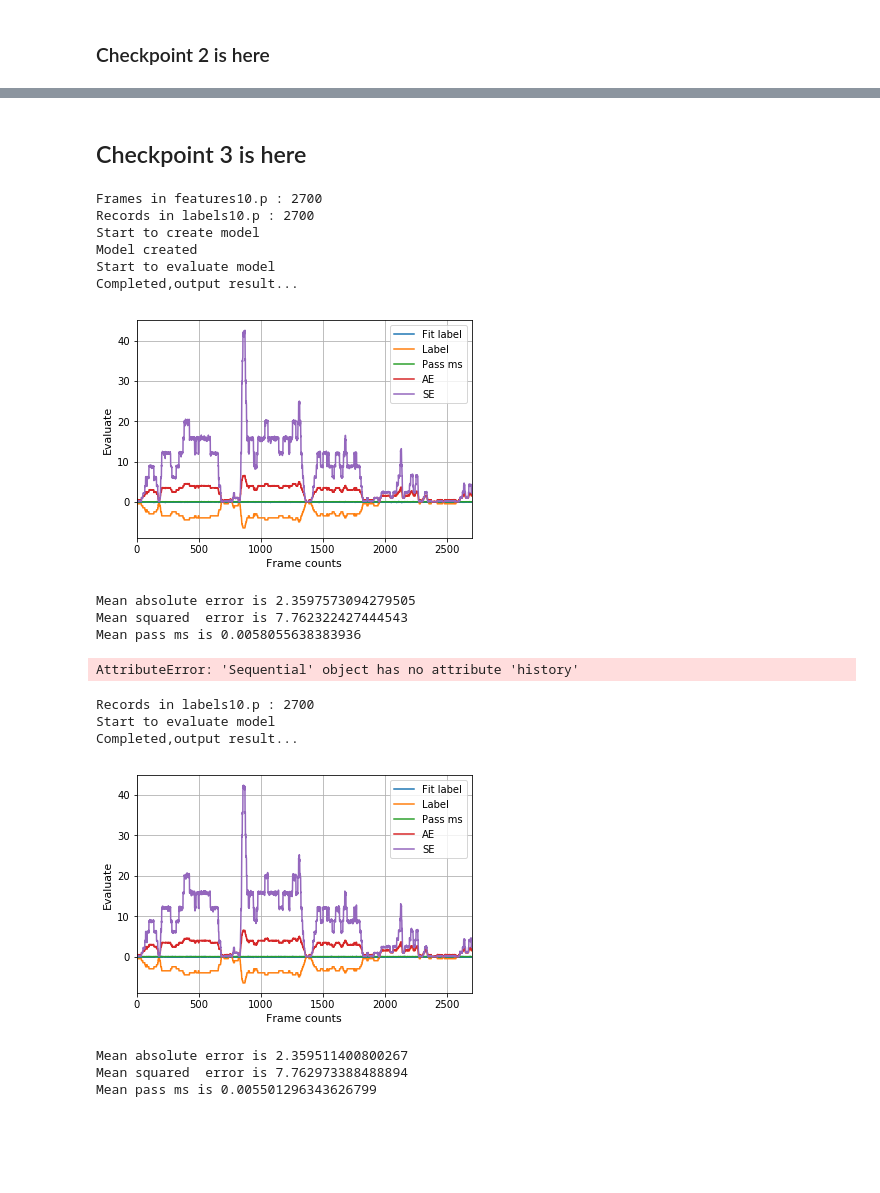
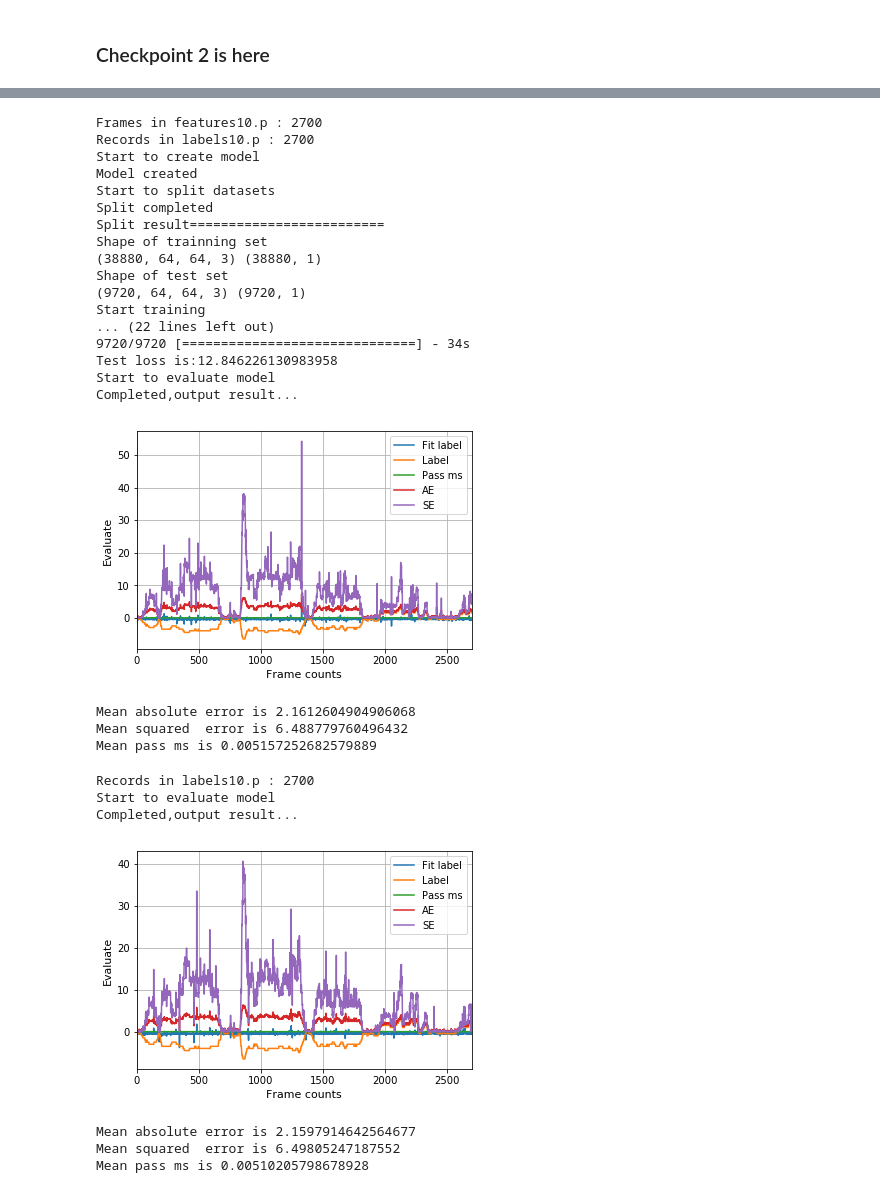
Before and after one commit to gdefenser/MyUdacity, a Jupyter notebook: CourseProjects/MLA_P7_DeepTesla/code.ipynb, the cells around one changed output, grey strips where cells are left out. Saved outputs shown, nothing was run; the diff lists cells and outputs as text; code cells hidden in the pictures; blank space fills up the shorter version.

```diff
--- a/CourseProjects/MLA_P7_DeepTesla/code.ipynb
+++ b/CourseProjects/MLA_P7_DeepTesla/code.ipynb
@@ -244,2 +240,0 @@ Test loss is:22.10089612262239
-# %% [markdown]
-## Checkpoint 3 is here
@@ -298,37 +241,44 @@ def get_nvidia_model_2():
 # %%
 import utils
 import cv2
 import params
 import matplotlib.pyplot as plt
 import time
 import processor
 import numpy as np
 import modelcoder
 
 features_file = utils.join_dir(params.pickle_dir,'features10.p')
 labels_file = utils.join_dir(params.pickle_dir,'labels10.p')
 
 features = processor.load_features(features_file,10)
 labels = processor.load_labels(labels_file,10)
 
-model = get_nvidia_model_2()
-#fitted_model=processor.fit_model(all_features,all_labels,model,epochs=10)
+model = modelcoder.get_nvidia_model_2()
+fitted_model=processor.fit_model(all_features,all_labels,model,epochs=10)
 processor.evaluate_final_model(model,features,labels)
 # %% [output]
 Frames in features10.p : 2700
 Records in labels10.p : 2700
 Start to create model
 Model created
+Start to split datasets
+Split completed
+Split result=========================
+Shape of trainning set
+(38880, 64, 64, 3) (38880, 1)
+Shape of test set
+(9720, 64, 64, 3) (9720, 1)
+Start training
+... (22 lines left out)
+9720/9720 [==============================] - 34s
+Test loss is:12.846226130983958
 Start to evaluate model
 Completed,output result...
-[figure, old version]
+[figure, new version]
-Mean absolute error is 2.3597573094279505
-Mean squared  error is 7.762322427444543
-Mean pass ms is 0.0058055638383936
+Mean absolute error is 2.1612604904906068
+Mean squared  error is 6.488779760496432
+Mean pass ms is 0.005157252682579889
-# %%
-processor.display_fit_result(fitted_model)
-# %% [output]
-AttributeError: 'Sequential' object has no attribute 'history'
 # %%
 def get_combine_img(need_ori=False):
     video_idx = 10
@@ -366,10 +316,10 @@ processor.evaluate_final_model(model,features,labels)
 Records in labels10.p : 2700
 Start to evaluate model
 Completed,output result...
-[figure, old version]
+[figure, new version]
-Mean absolute error is 2.359511400800267
-Mean squared  error is 7.762973388488894
-Mean pass ms is 0.005501296343626799
+Mean absolute error is 2.1597914642564677
+Mean squared  error is 6.49805247187552
+Mean pass ms is 0.00510205798678928
 # %%
 
 
```
Also changed, not shown: parts of 7 cells of this notebook, 11 other files.
